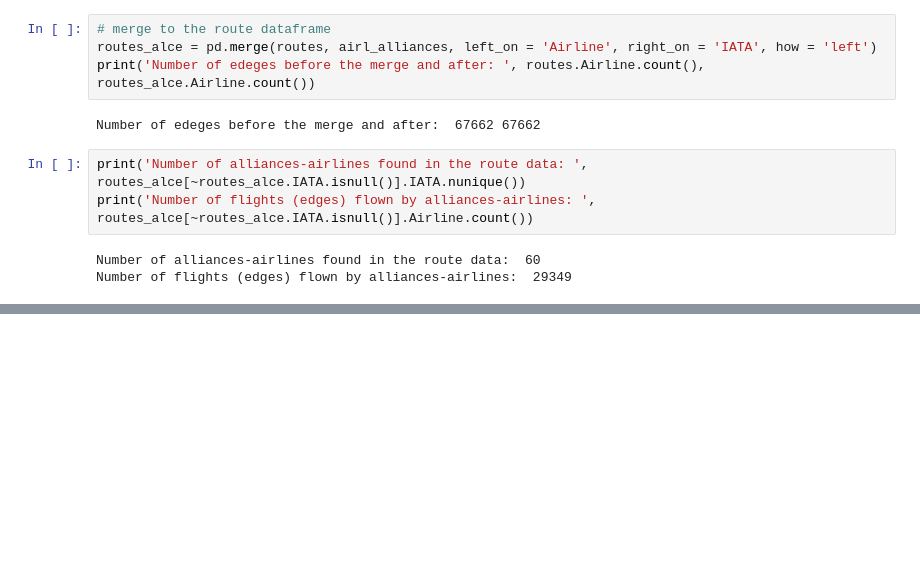
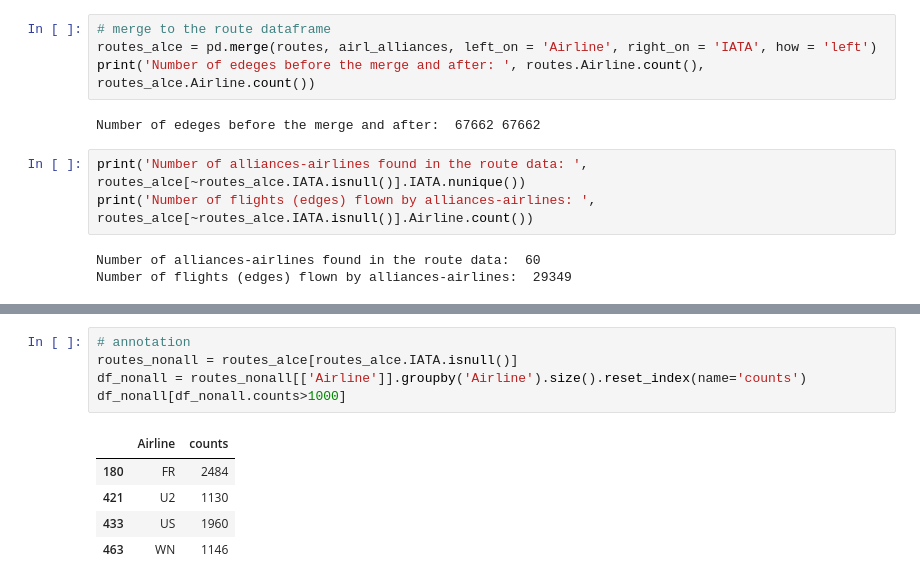
Before and after one commit to nicolasFontbonne/Project_ntds, a Jupyter notebook: main_marie.ipynb, the cells around one changed output, grey strips where cells are left out. Saved outputs shown, nothing was run; the diff lists cells and outputs as text; blank space fills up the shorter version.

```diff
--- a/main_marie.ipynb
+++ b/main_marie.ipynb
@@ -124,0 +163,11 @@ routes_alce[~routes_alce.IATA.isnull()].head()
+# %%
+# annotation
+routes_nonall = routes_alce[routes_alce.IATA.isnull()]
+df_nonall = routes_nonall[['Airline']].groupby('Airline').size().reset_index(name='counts')
+df_nonall[df_nonall.counts>1000]
+# %% [output]
+|  | Airline | counts |
+| 180 | FR | 2484 |
+| 421 | U2 | 1130 |
+| 433 | US | 1960 |
+| 463 | WN | 1146 |
```
Also changed, not shown: parts of 5 cells of this notebook, 2 other files.
